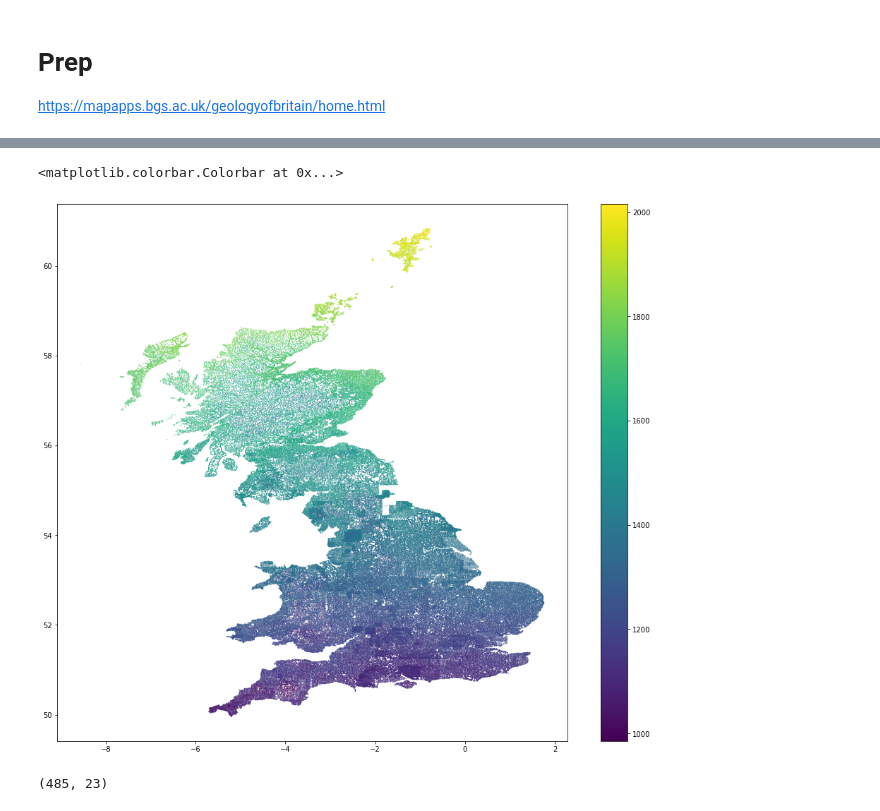
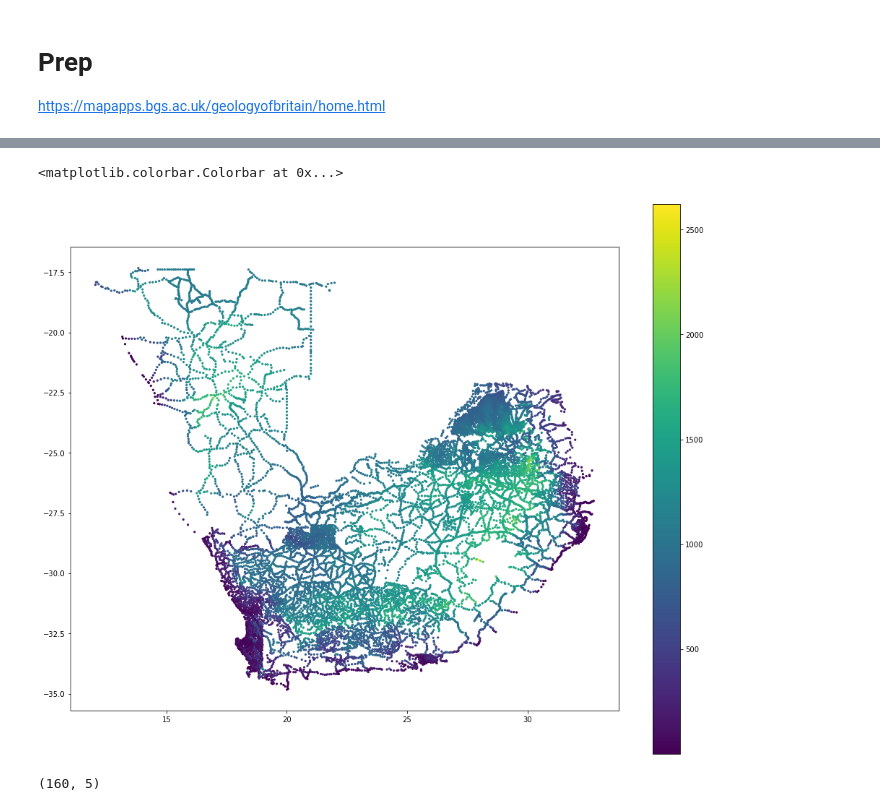
Before and after one commit to leouieda/gravity-processing, a Jupyter notebook: code/prepare-synthetic-data.ipynb, the cells around one changed output, grey strips where cells are left out. Cells and saved outputs as stored; diff of their text form; code cells hidden in the pictures.

Commit message:
The South Africa gravity data has some interesting geology

```diff
--- a/code/prepare-synthetic-data.ipynb
+++ b/code/prepare-synthetic-data.ipynb
@@ -45,0 +13,4 @@ Index(['SURVEY_AREA', 'STATION_ID', 'STATION_CODE', 'LATITUDE', 'LONGITUDE',
+# %%
+data = hm.datasets.fetch_south_africa_gravity()
+data = data[data.elevation > 0]
+data
@@ -45,0 +39,2 @@ Index(['SURVEY_AREA', 'STATION_ID', 'STATION_CODE', 'LATITUDE', 'LONGITUDE',
+# %%
+data["bouguer"] = data.gravity - bl.WGS84.normal_gravity(data.latitude, data.elevation) - hm.bouguer_correction(data.elevation)
@@ -46,14 +56,14 @@ Index(['SURVEY_AREA', 'STATION_ID', 'STATION_CODE', 'LATITUDE', 'LONGITUDE',
 # %%
 plt.figure(figsize=(17, 14))
-plt.scatter(data.LONGITUDE, data.LATITUDE, c=data.OBSERVED_GRAV, s=0.1)
+plt.scatter(data.longitude, data.latitude, c=data.elevation, s=5)
 plt.axis("scaled")
 plt.colorbar()
 # %% [output]
 <matplotlib.colorbar.Colorbar at 0x...>
-[figure, old version]
+[figure, new version]
 # %%
-region = [-4.6, -3.9, 54.5, 55.3]
-survey = data[np.logical_and(vd.inside((data.LONGITUDE, data.LATITUDE), region), data.STATION_ELEV > 0)][::3]
+region = [18, 19.2, -35, -33.3]
+survey = data.loc[vd.inside((data.longitude, data.latitude), region) & (data.elevation < 300)].copy()
 survey.shape
 # %% [output]
-(485, 23)
+(160, 5)
```
Also changed, not shown: parts of 15 cells of this notebook.
